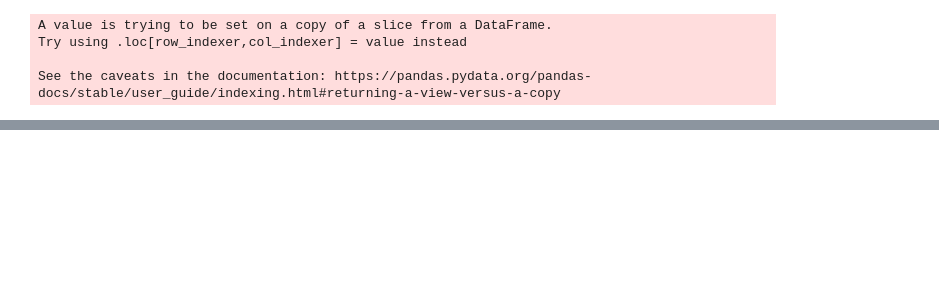
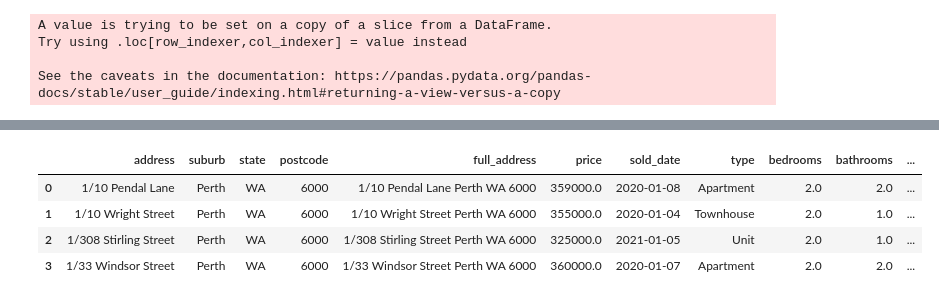
Before and after one commit to helenamin/Perth-City-Properties, a Jupyter notebook: data_cleaning.ipynb, the cells around one changed output, grey strips where cells are left out. Drawn from its saved outputs; the diff is of its cells as text; code cells hidden in the pictures; blank space fills up the shorter version.

Commit message:
Cleaned Data and saved CSV

```diff
--- a/data_cleaning.ipynb
+++ b/data_cleaning.ipynb
@@ -158,0 +205,13 @@ cityofperth_df.head(5)
+# %%
+# renaming columns to have the similar formatting
+cityofperth_df = cityofperth_df.rename(columns= {'Year Built':'built_date', 'Land size':'land_size',
+                                                 'Building size':'building_size', 'sold date':'sold_date' ,
+                                                 'car space':'car_space', 'rent date':'rent_date'})
+# %%
+cityofperth_df.to_csv('static/data/cityofperth.csv')
+# %% [output]
+|  | address | suburb | state | postcode | full_address | price | sold_date | type | bedrooms | bathrooms | ... |
+| 0 | 1/10 Pendal Lane | Perth | WA | 6000 | 1/10 Pendal Lane Perth WA 6000 | 359000.0 | 2020-01-08 | Apartment | 2.0 | 2.0 | ... |
+| 1 | 1/10 Wright Street | Perth | WA | 6000 | 1/10 Wright Street Perth WA 6000 | 355000.0 | 2020-01-04 | Townhouse | 2.0 | 1.0 | ... |
+| 2 | 1/308 Stirling Street | Perth | WA | 6000 | 1/308 Stirling Street Perth WA 6000 | 325000.0 | 2021-01-05 | Unit | 2.0 | 1.0 | ... |
+| 3 | 1/33 Windsor Street | Perth | WA | 6000 | 1/33 Windsor Street Perth WA 6000 | 360000.0 | 2020-01-07 | Apartment | 2.0 | 2.0 | ... |
```
Also changed, not shown: parts of 9 cells of this notebook, 1 other file.
